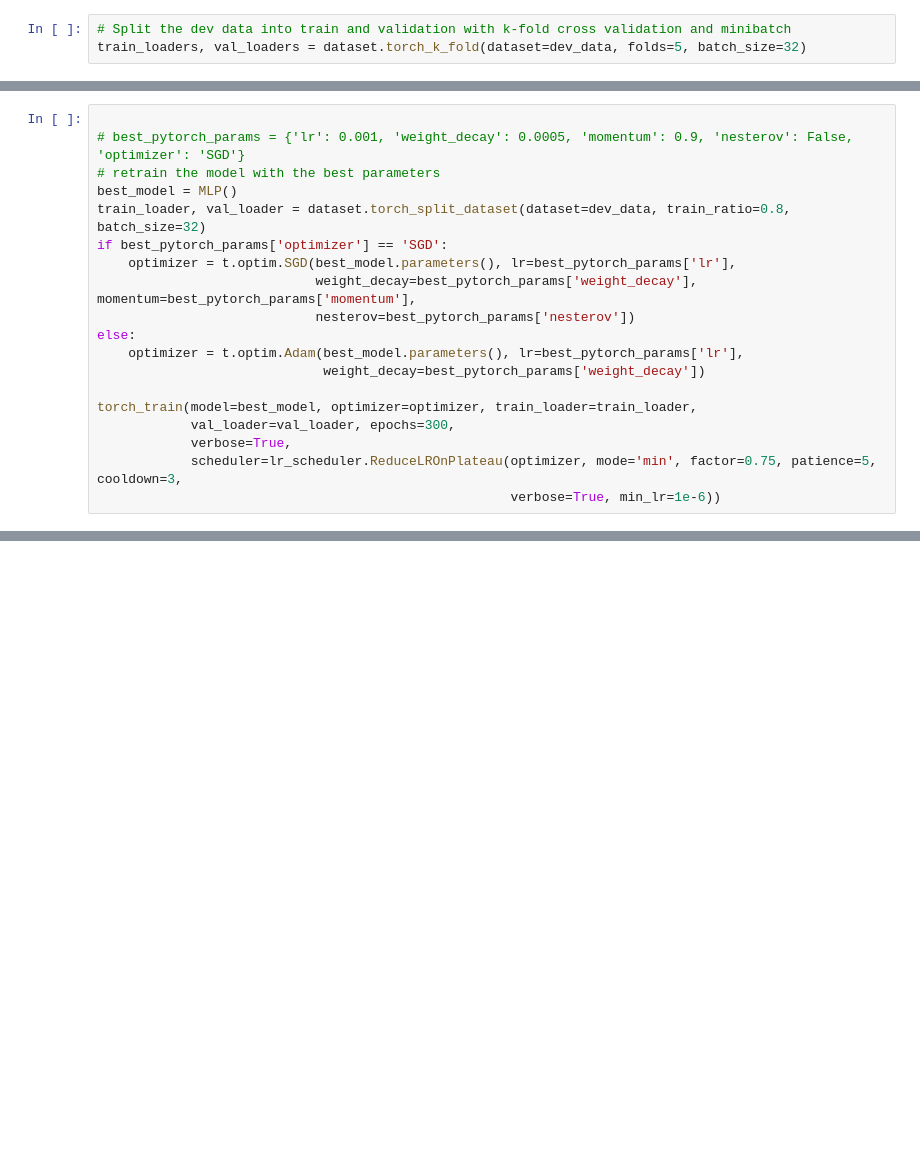
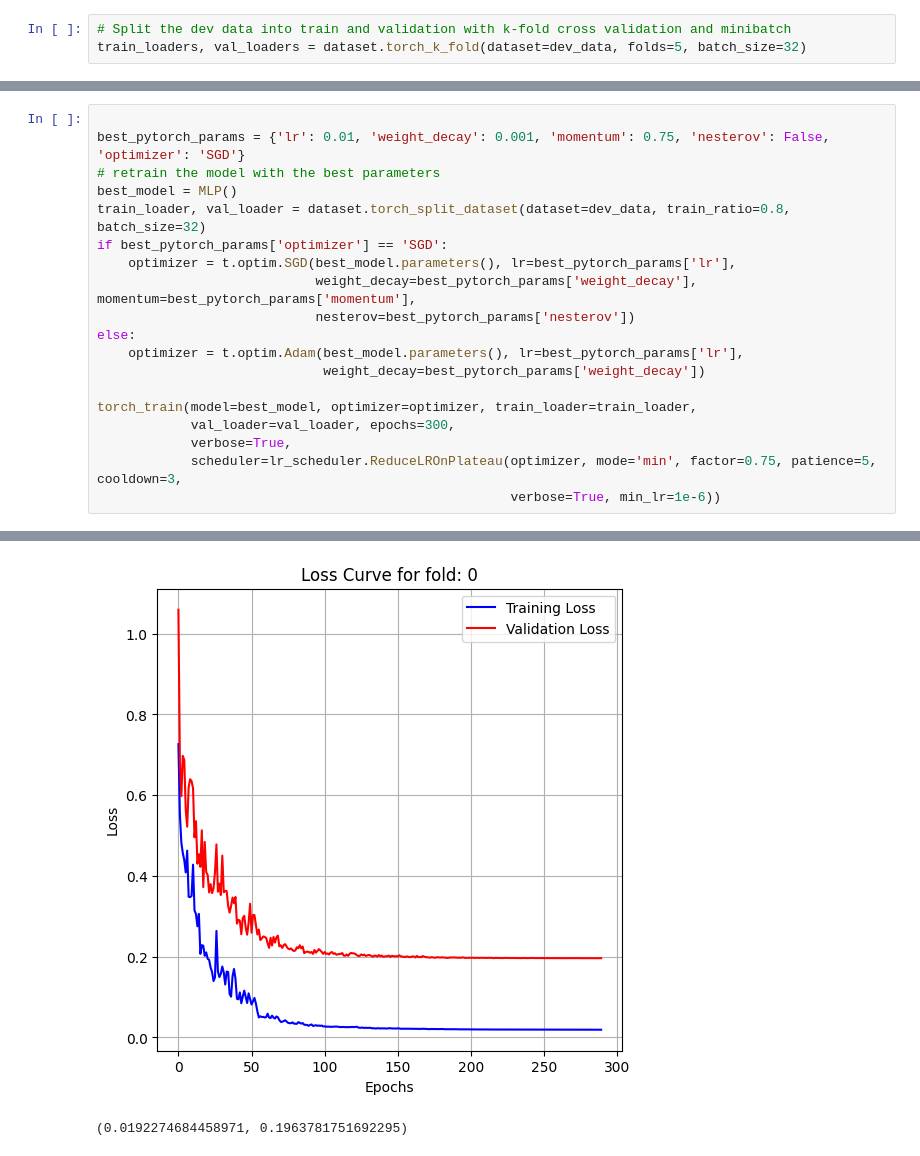
Before and after one commit to Alexthw46/ML, a Jupyter notebook: ML_cup/TorchNN.ipynb, the cells around one changed output, grey strips where cells are left out. Saved outputs shown, nothing was run; the diff lists cells and outputs as text; blank space fills up the shorter version.

```diff
--- a/ML_cup/TorchNN.ipynb
+++ b/ML_cup/TorchNN.ipynb
@@ -36,6 +44,6 @@ best_pytorch_params = grid_search(model_builder=MLP, parameters=parameters, trai
 # %%
 
-# best_pytorch_params = {'lr': 0.001, 'weight_decay': 0.0005, 'momentum': 0.9, 'nesterov': False, 'optimizer': 'SGD'}
+best_pytorch_params = {'lr': 0.01, 'weight_decay': 0.001, 'momentum': 0.75, 'nesterov': False, 'optimizer': 'SGD'}
 # retrain the model with the best parameters
 best_model = MLP()
 train_loader, val_loader = dataset.torch_split_dataset(dataset=dev_data, train_ratio=0.8, batch_size=32)
@@ -52,3 +60,4 @@ torch_train(model=best_model, optimizer=optimizer, train_loader=train_loader,
             verbose=True,
             scheduler=lr_scheduler.ReduceLROnPlateau(optimizer, mode='min', factor=0.75, patience=5, cooldown=3,
                                                      verbose=True, min_lr=1e-6))
+# %% [output]
@@ -55,3 +81,5 @@ torch_train(model=best_model, optimizer=optimizer, train_loader=train_loader,
+[figure, added]
+(0.0192274684458971, 0.1963781751692295)
 # %%
 '''test_loader = DataLoader(CupDataset(blind_data))
 
```
Also changed, not shown: parts of 4 cells of this notebook, 4 other files.
